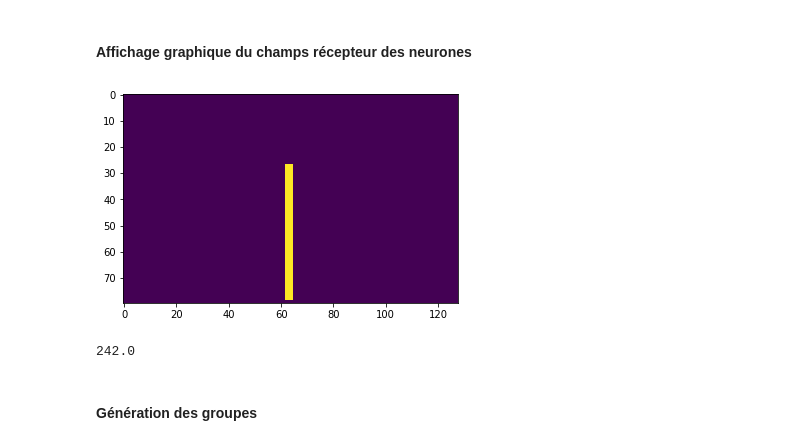
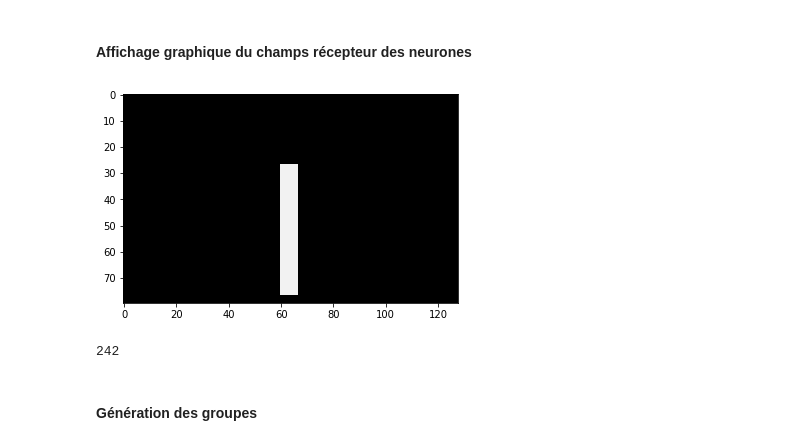
Before and after one commit to oliviermanette/VideoObjectDetection, a Jupyter notebook: detection.ipynb, the cells around one changed output. Cells and saved outputs as stored; diff of their text form; code cells hidden in the pictures.

```diff
--- a/detection.ipynb
+++ b/detection.ipynb
@@ -266,12 +266,13 @@ def closestFieldNeurons(lneuronList, lposX, lposY, ldistance):
 # %% [markdown]
 ## Dessine les fonctions de base des neurones sur un bitmap
 # %%
-def drawFieldNeurons(lNeuronList, lBitmap):
+def drawFieldNeurons(lNeuronList, lBitmap, lVerbose=False):
     for index, lNeuron in lNeuronList.iterrows():
         #for lNeuron in lNeuronList:
         lCoord = getNFCoordinate(lNeuron)
-        #print(lNeuron)
-        #print(lCoord)
+        if lVerbose:
+            print(lNeuron)
+            print(lCoord)
         try:
             cv2.line(lBitmap, lCoord[0], lCoord[1], (int(
                 lNeuron.weight), int(lNeuron.weight), int(lNeuron.weight)), 1)
@@ -535,15 +536,15 @@ titi[0:4]
 # %% [markdown]
 #### Affichage graphique du champs récepteur des neurones
 # %%
-testBitmap = np.zeros(frame.shape)
+testBitmap = np.zeros((frame.shape[0],frame.shape[1],3), np.uint8)
 testBitmap = drawFieldNeurons(titi, testBitmap)
 imgplot = plt.imshow(testBitmap)
 # %% [output]
-[figure, old version]
+[figure, new version]
 # %%
 np.max(testBitmap)
 # %% [output]
-242.0
+242
 # %%
 lintI = 0
 while (lintI < 10):
```
Also changed, not shown: parts of 25 cells of this notebook.
